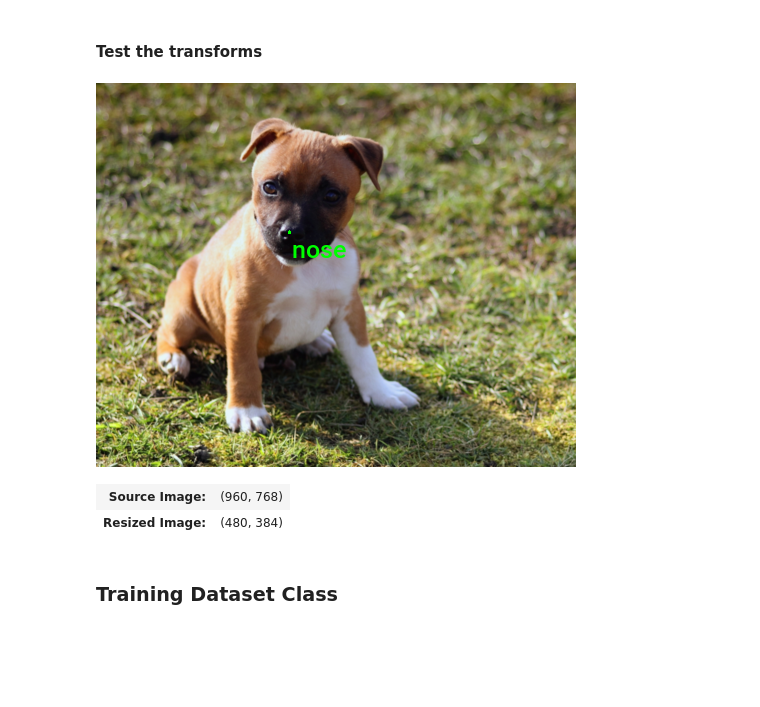
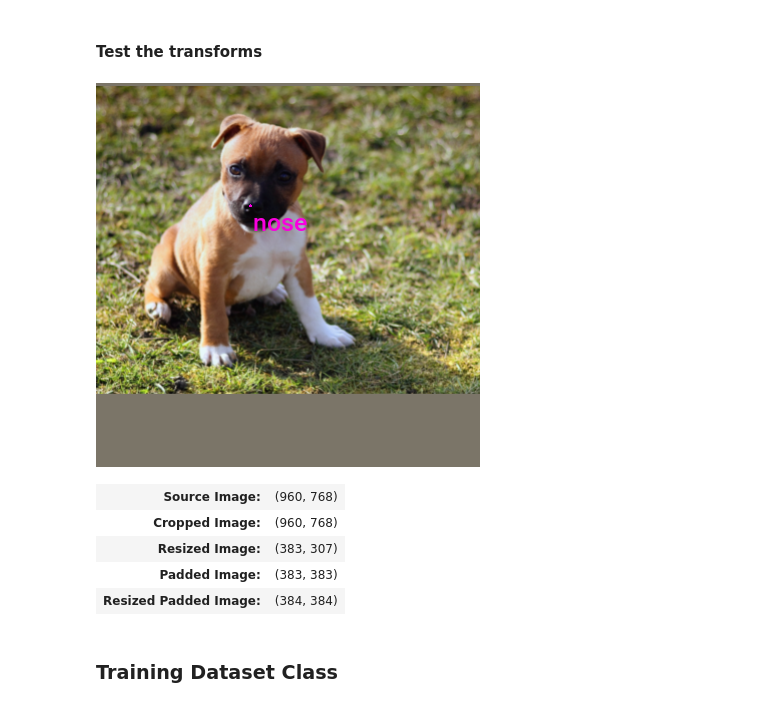
Before and after one commit to cj-mills/torchvision-annotation-tutorials, a Jupyter notebook: notebooks/labelme/torchvision-labelme-keypoint-annotations.ipynb, the cells around one changed output. Cells and saved outputs as stored; diff of their text form; code cells hidden in the pictures; blank space fills up the shorter version.

```diff
--- a/notebooks/labelme/torchvision-labelme-keypoint-annotations.ipynb
+++ b/notebooks/labelme/torchvision-labelme-keypoint-annotations.ipynb
@@ -336,10 +334,5 @@ tensor_to_pil(annotated_tensor)
 # %% [markdown]
 #### Set training image size
 # %%
-# Set training image size
-# train_sz = 384
-
-scale = 2
-# scale = 4
-train_sz = list(np.array(sample_img.size)//scale)[::-1]
-train_sz
+# Set training image size to a multiple of the max stride value
+train_sz = 384
@@ -358,10 +349,7 @@ iou_crop = CustomRandomIoUCrop(min_scale=0.3,
                                jitter_factor=0.25)
 # %%
 # Create a `ResizeMax` object
-# resize_max = ResizeMax(max_sz=train_sz)
-resize_max = ResizeMax(max_sz=max(train_sz))
-
-# resize = transforms.Resize(size=train_sz)
+resize_max = ResizeMax(max_sz=train_sz)
 
 # Create a `PadSquare` object
 pad_square = PadSquare(shift=True)
@@ -370,49 +358,48 @@ pad_square = PadSquare(shift=True)
 # %%
 # Prepare bounding box targets
 targets = {'boxes': BoundingBoxes(torchvision.ops.box_convert(keypoints_bboxes, 'cxcywh', 'xyxy'),
                                 format='xyxy',
                                 canvas_size=sample_img.size[::-1]),
            'labels': labels}
 
 # Crop the image
-# cropped_img, targets = iou_crop(sample_img, targets)
+cropped_img, targets = iou_crop(sample_img, targets)
 
 # Resize the image
-resized_img, targets = resize_max(sample_img, targets)
-# resized_img, targets = resize(sample_img, targets)
+resized_img, targets = resize_max(cropped_img, targets)
 
 # Pad the image
-# padded_img, targets = pad_square(resized_img, targets)
+padded_img, targets = pad_square(resized_img, targets)
 
 # Ensure the padded image is the target size
-# resize = transforms.Resize([train_sz] * 2, antialias=True)
-# resized_padded_img, targets = resize(padded_img, targets)
-
-# resized_padded_img, targets = sanitize_boxes(resized_padded_img, targets)
+resize = transforms.Resize([train_sz] * 2, antialias=True)
+resized_padded_img, targets = resize(padded_img, targets)
 
 # Annotate the augmented image with updated labels and bounding boxes
 annotated_tensor = draw_bboxes(
-    # image=transforms.PILToTensor()(resized_padded_img),
-    image=transforms.PILToTensor()(resized_img),
+    image=transforms.PILToTensor()(resized_padded_img),
     boxes=targets['boxes'],
     labels=targets['labels'],
     colors=[int_colors[i] for i in [class_names.index(label) for label in labels]]
 )
 
 # Display the annotated image
 display(tensor_to_pil(annotated_tensor))
 
 pd.Series({
     "Source Image:": sample_img.size,
-    # "Cropped Image:": cropped_img.size,
+    "Cropped Image:": cropped_img.size,
     "Resized Image:": resized_img.size,
-    # "Padded Image:": padded_img.size,
-    # "Resized Padded Image:": resized_padded_img.size,
+    "Padded Image:": padded_img.size,
+    "Resized Padded Image:": resized_padded_img.size,
 }).to_frame().style.hide(axis='columns')
 # %% [output]
-[figure, old version]
+[figure, new version]
 | Source Image: | (960, 768) |
-| Resized Image: | (480, 384) |
+| Cropped Image: | (960, 768) |
+| Resized Image: | (383, 307) |
+| Padded Image: | (383, 383) |
+| Resized Padded Image: | (384, 384) |
 # %% [markdown]
 ### Training Dataset Class
 # %%
```
Also changed, not shown: parts of 11 cells of this notebook, 1 other file.
